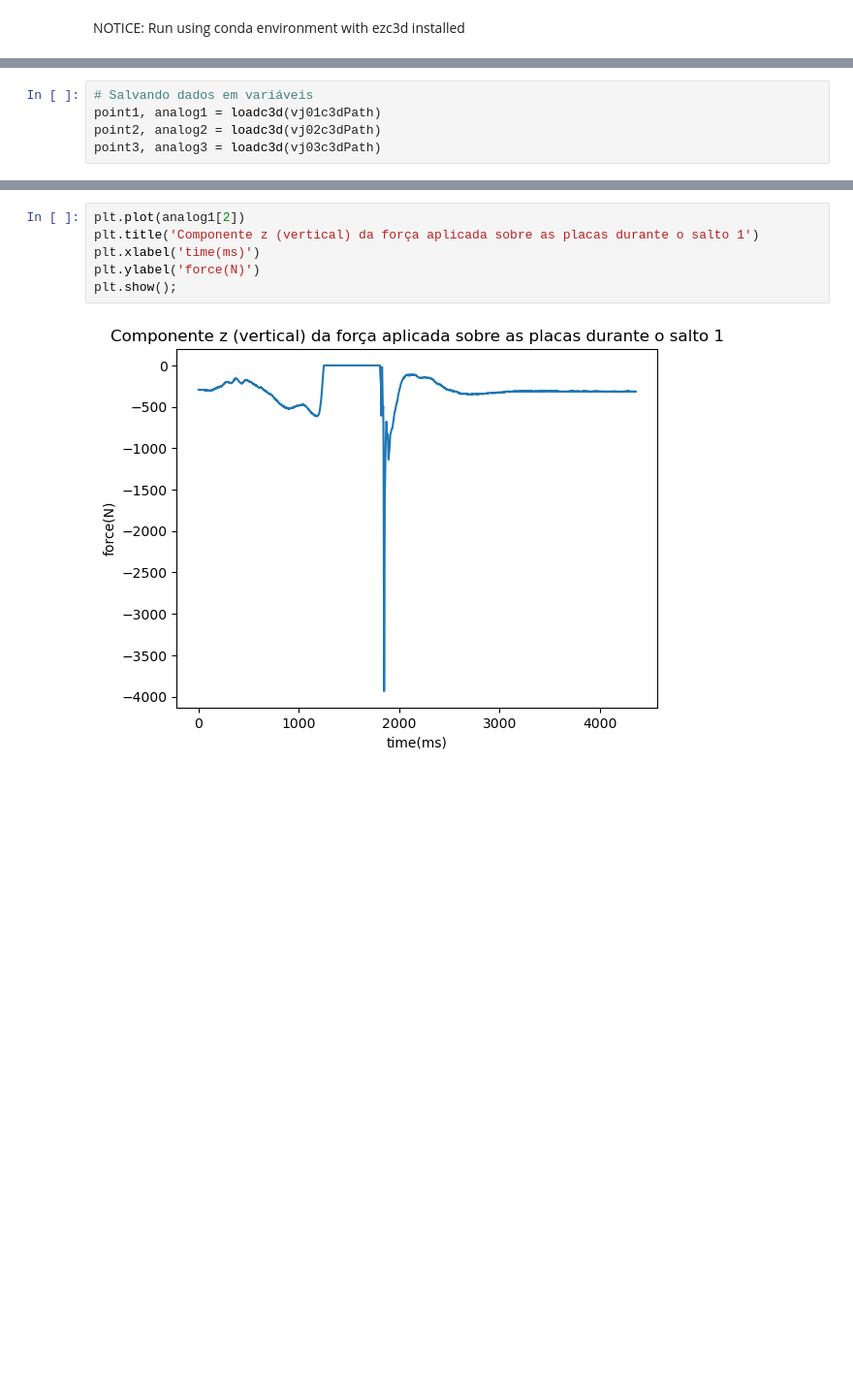
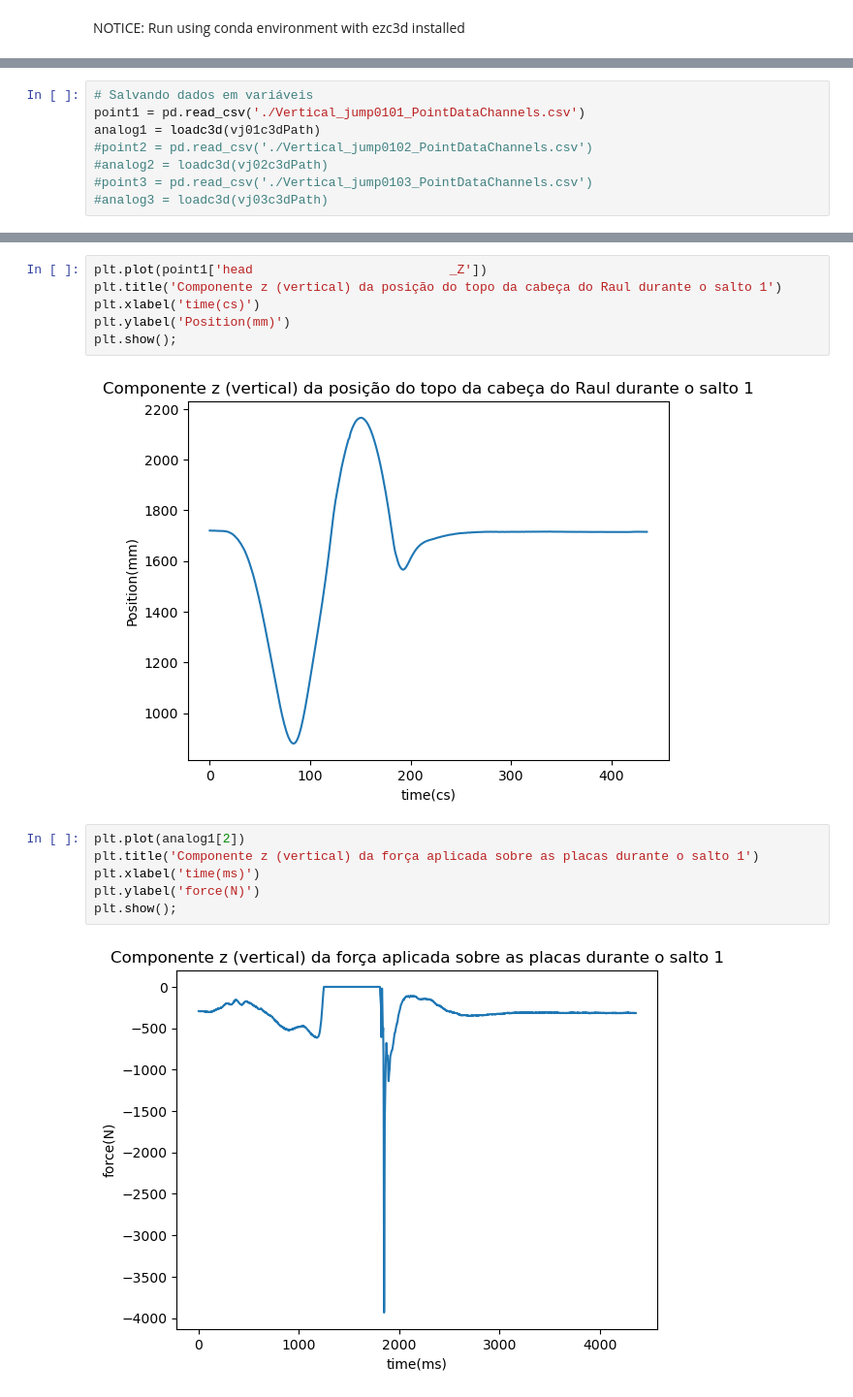
Before and after one commit to paulopreto/IBmBiomec, a Jupyter notebook: Coleta_LaBioCoM/Preto_aulas_process/Raul/Raul/Vertical_jump01/g4_vertJumpAnalysis.ipynb, the cells around one changed output, grey strips where cells are left out. Shown at 97% size. Saved outputs shown, nothing was run; the diff lists cells and outputs as text; blank space fills up the shorter version.

```diff
--- a/Coleta_LaBioCoM/Preto_aulas_process/Raul/Raul/Vertical_jump01/g4_vertJumpAnalysis.ipynb
+++ b/Coleta_LaBioCoM/Preto_aulas_process/Raul/Raul/Vertical_jump01/g4_vertJumpAnalysis.ipynb
@@ -23,8 +24,11 @@ def loadc3d(datc3d):
 # %%
 # Salvando dados em variáveis
-point1, analog1 = loadc3d(vj01c3dPath)
-point2, analog2 = loadc3d(vj02c3dPath)
-point3, analog3 = loadc3d(vj03c3dPath)
+point1 = pd.read_csv('./Vertical_jump0101_PointDataChannels.csv')
+analog1 = loadc3d(vj01c3dPath)
+#point2 = pd.read_csv('./Vertical_jump0102_PointDataChannels.csv')
+#analog2 = loadc3d(vj02c3dPath)
+#point3 = pd.read_csv('./Vertical_jump0103_PointDataChannels.csv')
+#analog3 = loadc3d(vj03c3dPath)
 # %%
 print('point1\'s shape: ',point1.shape)
 print('analog1\'s shape: ',analog1.shape)
@@ -42,3 +57,11 @@ analog3's shape:  (12, 4980)
+# %%
+plt.plot(point1['head                          _Z'])
+plt.title('Componente z (vertical) da posição do topo da cabeça do Raul durante o salto 1')
+plt.xlabel('time(cs)')
+plt.ylabel('Position(mm)')
+plt.show();
+# %% [output]
+[figure, added]
 # %%
 plt.plot(analog1[2])
 plt.title('Componente z (vertical) da força aplicada sobre as placas durante o salto 1')
```
Also changed, not shown: parts of 11 cells of this notebook, 44 other files.
